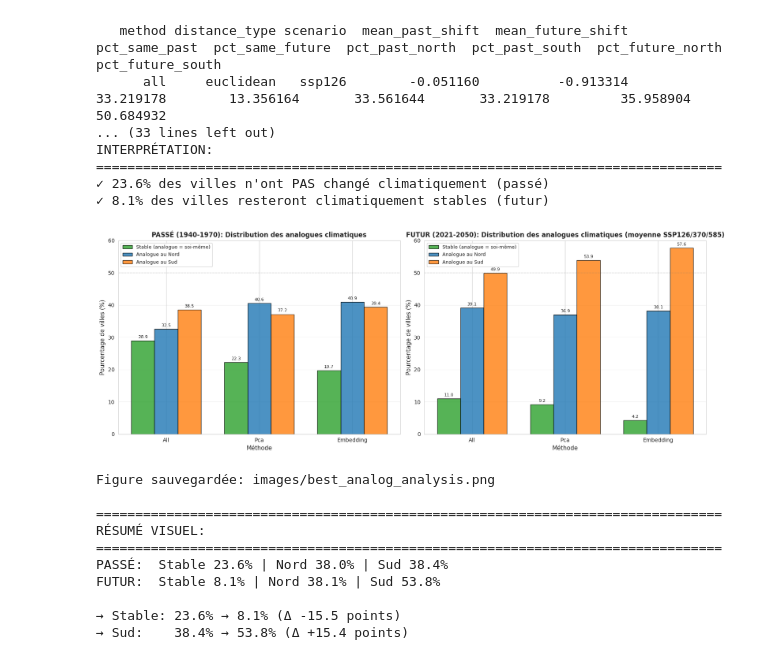
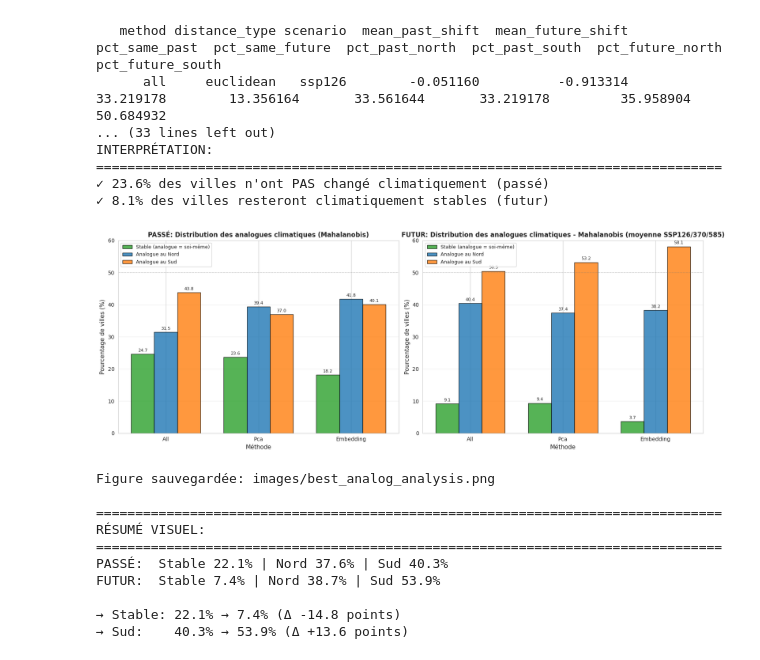
Before and after one commit to evarayHEIG/mlbd_projet, a Jupyter notebook: result_analysis.ipynb, the cells around one changed output. Saved outputs shown, nothing was run; the diff lists cells and outputs as text; code cells hidden in the pictures.

Commit message:
only one distance

```diff
--- a/result_analysis.ipynb
+++ b/result_analysis.ipynb
@@ -994,21 +994,24 @@ INTERPRÉTATION:
 ✓ 23.6% des villes n'ont PAS changé climatiquement (passé)
 ✓ 8.1% des villes resteront climatiquement stables (futur)
 # %%
-# Visualisation complète : Stable, Nord, Sud pour Passé et Futur
+# Visualisation complète : Stable, Nord, Sud pour Passé et Futur (Mahalanobis uniquement)
 fig, axes = plt.subplots(1, 2, figsize=(16, 6))
 
 methods = ['all', 'pca', 'embedding']
 x = np.arange(len(methods))
 width = 0.25  # Largeur de chaque barre (3 catégories)
 
-# Calculer les moyennes par méthode
-pct_stable_past = geo_summary_k1.groupby('method')['pct_same_past'].mean()
-pct_north_past = geo_summary_k1.groupby('method')['pct_past_north'].mean()
-pct_south_past = geo_summary_k1.groupby('method')['pct_past_south'].mean()
+# Filtrer uniquement Mahalanobis
+geo_summary_k1_maha = geo_summary_k1[geo_summary_k1['distance_type'] == 'mahalanobis']
 
-pct_stable_future = geo_summary_k1.groupby('method')['pct_same_future'].mean()
-pct_north_future = geo_summary_k1.groupby('method')['pct_future_north'].mean()
-pct_south_future = geo_summary_k1.groupby('method')['pct_future_south'].mean()
+# Calculer les moyennes par méthode (Mahalanobis uniquement)
+pct_stable_past = geo_summary_k1_maha.groupby('method')['pct_same_past'].mean()
+pct_north_past = geo_summary_k1_maha.groupby('method')['pct_past_north'].mean()
+pct_south_past = geo_summary_k1_maha.groupby('method')['pct_past_south'].mean()
+
+pct_stable_future = geo_summary_k1_maha.groupby('method')['pct_same_future'].mean()
+pct_north_future = geo_summary_k1_maha.groupby('method')['pct_future_north'].mean()
+pct_south_future = geo_summary_k1_maha.groupby('method')['pct_future_south'].mean()
 
 # ============================================================================
 # Graphique 1 : PASSÉ (1940-1970)
@@ -1028,7 +1031,7 @@ bars_south_past = ax1.bar(x + width, pct_south_past.values, width,
 ax1.axhline(y=50, color='gray', linestyle='--', linewidth=1, alpha=0.3)
 ax1.set_ylabel('Pourcentage de villes (%)', fontsize=11)
 ax1.set_xlabel('Méthode', fontsize=11)
-ax1.set_title('PASSÉ (1940-1970): Distribution des analogues climatiques',
+ax1.set_title('PASSÉ: Distribution des analogues climatiques (Mahalanobis)',
               fontsize=12, fontweight='bold')
 ax1.set_xticks(x)
 ax1.set_xticklabels([m.capitalize() for m in methods])
@@ -1062,43 +1065,43 @@ bars_south_future = ax2.bar(x + width, pct_south_future.values, width,
 ax2.axhline(y=50, color='gray', linestyle='--', linewidth=1, alpha=0.3)
 ax2.set_ylabel('Pourcentage de villes (%)', fontsize=11)
 ax2.set_xlabel('Méthode', fontsize=11)
-ax2.set_title('FUTUR (2021-2050): Distribution des analogues climatiques (moyenne SSP126/370/585)',
+ax2.set_title('FUTUR: Distribution des analogues climatiques - Mahalanobis (moyenne SSP126/370/585)',
               fontsize=12, fontweight='bold')
 ax2.set_xticks(x)
 ax2.set_xticklabels([m.capitalize() for m in methods])
 ax2.set_ylim(0, 60)
 ax2.legend(loc='upper left', fontsize=9)
 ax2.grid(True, alpha=0.3, axis='y')
 
 # Ajouter les valeurs sur les barres
 for bars in [bars_stable_future, bars_north_future, bars_south_future]:
     for bar in bars:
         height = bar.get_height()
         if height > 2:  # Afficher seulement si > 2%
             ax2.text(bar.get_x() + bar.get_width()/2, height + 0.5,
                     f'{height:.1f}', ha='center', va='bottom', fontsize=8)
 
 plt.tight_layout()
 plt.savefig('images/best_analog_analysis.png', dpi=300, bbox_inches='tight')
 plt.show()
 
 print("Figure sauvegardée: images/best_analog_analysis.png")
 print("\n" + "="*80)
 print("RÉSUMÉ VISUEL:")
 print("="*80)
 print(f"PASSÉ:  Stable {pct_stable_past.mean():.1f}% | Nord {pct_north_past.mean():.1f}% | Sud {pct_south_past.mean():.1f}%")
 print(f"FUTUR:  Stable {pct_stable_future.mean():.1f}% | Nord {pct_north_future.mean():.1f}% | Sud {pct_south_future.mean():.1f}%")
 print(f"\n→ Stable: {pct_stable_past.mean():.1f}% → {pct_stable_future.mean():.1f}% (Δ {pct_stable_future.mean()-pct_stable_past.mean():.1f} points)")
 print(f"→ Sud:    {pct_south_past.mean():.1f}% → {pct_south_future.mean():.1f}% (Δ +{pct_south_future.mean()-pct_south_past.mean():.1f} points)")
 # %% [output]
-[figure, old version]
+[figure, new version]
 Figure sauvegardée: images/best_analog_analysis.png
 
 ================================================================================
 RÉSUMÉ VISUEL:
 ================================================================================
-PASSÉ:  Stable 23.6% | Nord 38.0% | Sud 38.4%
-FUTUR:  Stable 8.1% | Nord 38.1% | Sud 53.8%
+PASSÉ:  Stable 22.1% | Nord 37.6% | Sud 40.3%
+FUTUR:  Stable 7.4% | Nord 38.7% | Sud 53.9%
 
-→ Stable: 23.6% → 8.1% (Δ -15.5 points)
-→ Sud:    38.4% → 53.8% (Δ +15.4 points)
+→ Stable: 22.1% → 7.4% (Δ -14.8 points)
+→ Sud:    40.3% → 53.9% (Δ +13.6 points)
```
Also changed, not shown: parts of 8 cells of this notebook.
